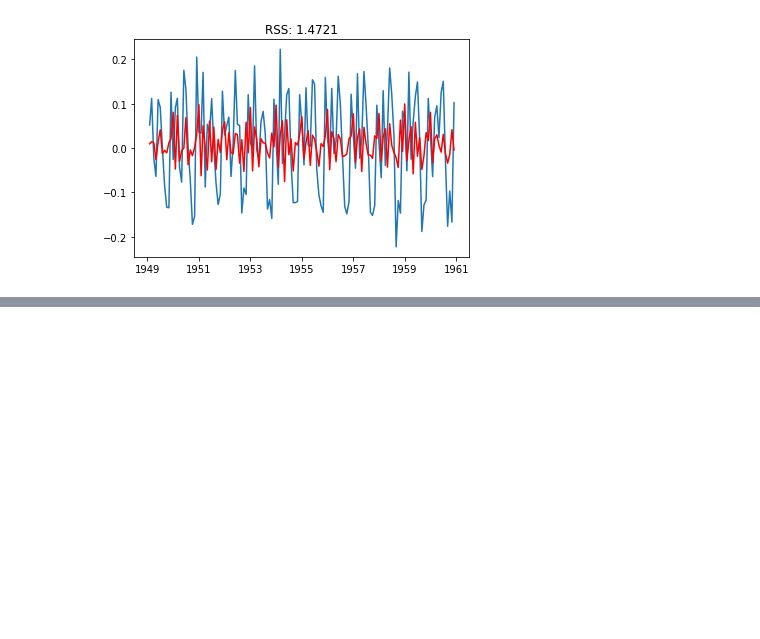
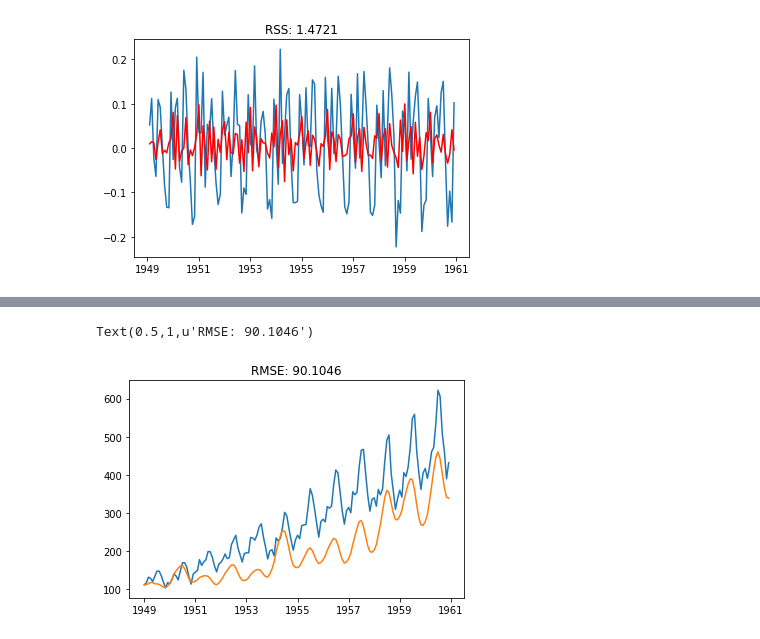
Before and after one commit to sarincr/Time-series-analysis-using-Python, a Jupyter notebook: 16.ARIMALEN.ipynb, the cells around one changed output, grey strips where cells are left out. Drawn from its saved outputs; the diff is of its cells as text; code cells hidden in the pictures; blank space fills up the shorter version.

```diff
--- a/16.ARIMALEN.ipynb
+++ b/16.ARIMALEN.ipynb
@@ -501,0 +515,3 @@ results_MA.fittedvalues.to_csv('s.csv')
+# %%
+predictions_ARIMA_diff = pd.Series(results_ARIMA.fittedvalues, copy=True)
+predictions_ARIMA_diff.head()
@@ -501,0 +548,2 @@ results_MA.fittedvalues.to_csv('s.csv')
+# %%
+predictions_ARIMA_diff_cumsum = predictions_ARIMA_diff.cumsum()
@@ -501,0 +572,3 @@ results_MA.fittedvalues.to_csv('s.csv')
+# %%
+predictions_ARIMA_log = pd.Series(indexedDataset_logScale['#Passengers'].ix[0], index=indexedDataset_logScale['#Passengers'].index)
+predictions_ARIMA_log = predictions_ARIMA_log.add(predictions_ARIMA_diff_cumsum,fill_value=0)
@@ -501,0 +605,9 @@ results_MA.fittedvalues.to_csv('s.csv')
+# %%
+predictions_ARIMA = np.exp(predictions_ARIMA_log)
+plt.plot(indexedDataset)
+plt.plot(predictions_ARIMA)
+predictions_ARIMA.to_csv("predictions_ARIMAs.csv")
+plt.title('RMSE: %.4f'% np.sqrt(sum((predictions_ARIMA-indexedDataset["#Passengers"])**2)/len(indexedDataset["#Passengers"])))
+# %% [output]
+Text(0.5,1,u'RMSE: 90.1046')
+[figure, added]
```
Also changed, not shown: parts of 11 cells of this notebook, 6 other files.
